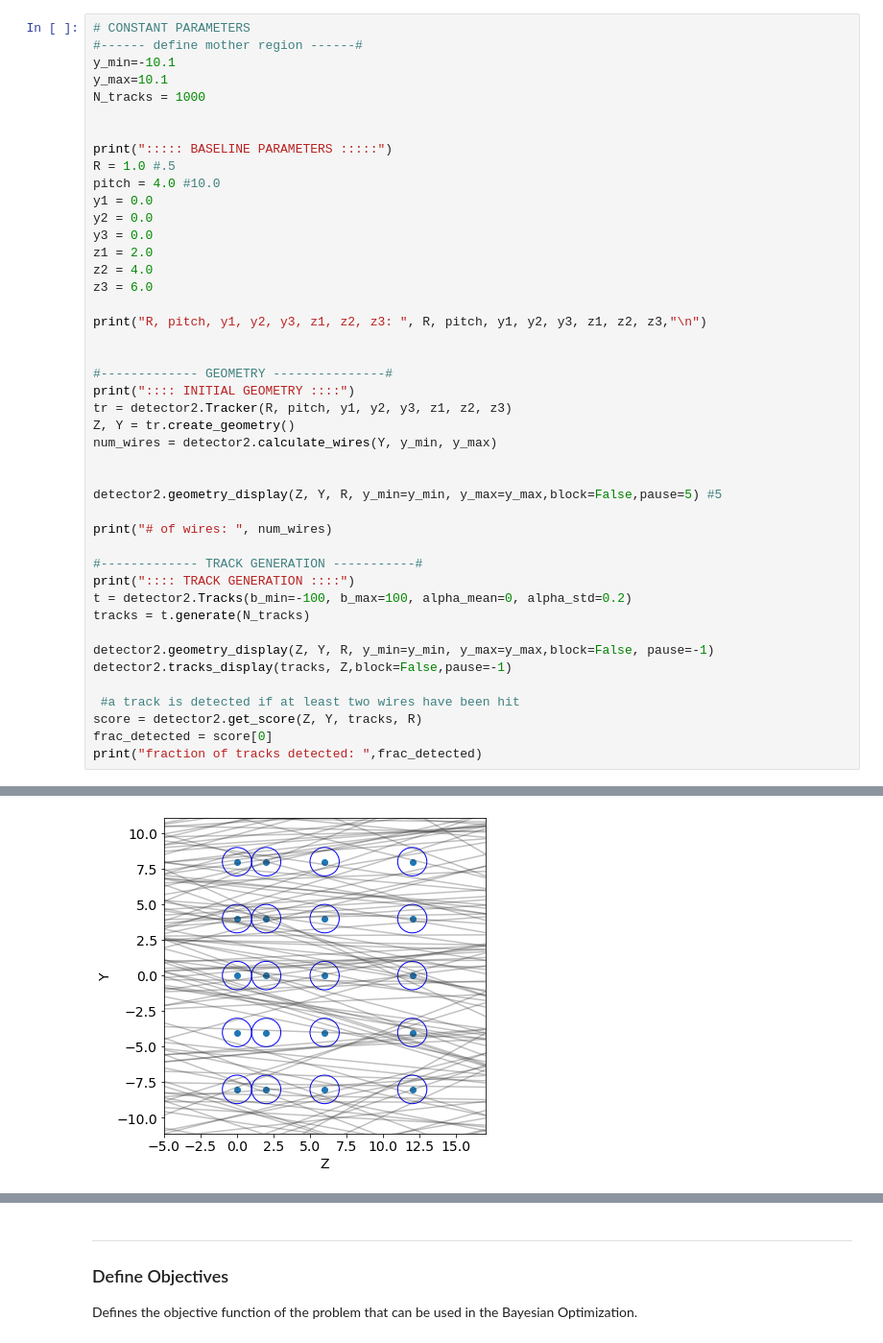
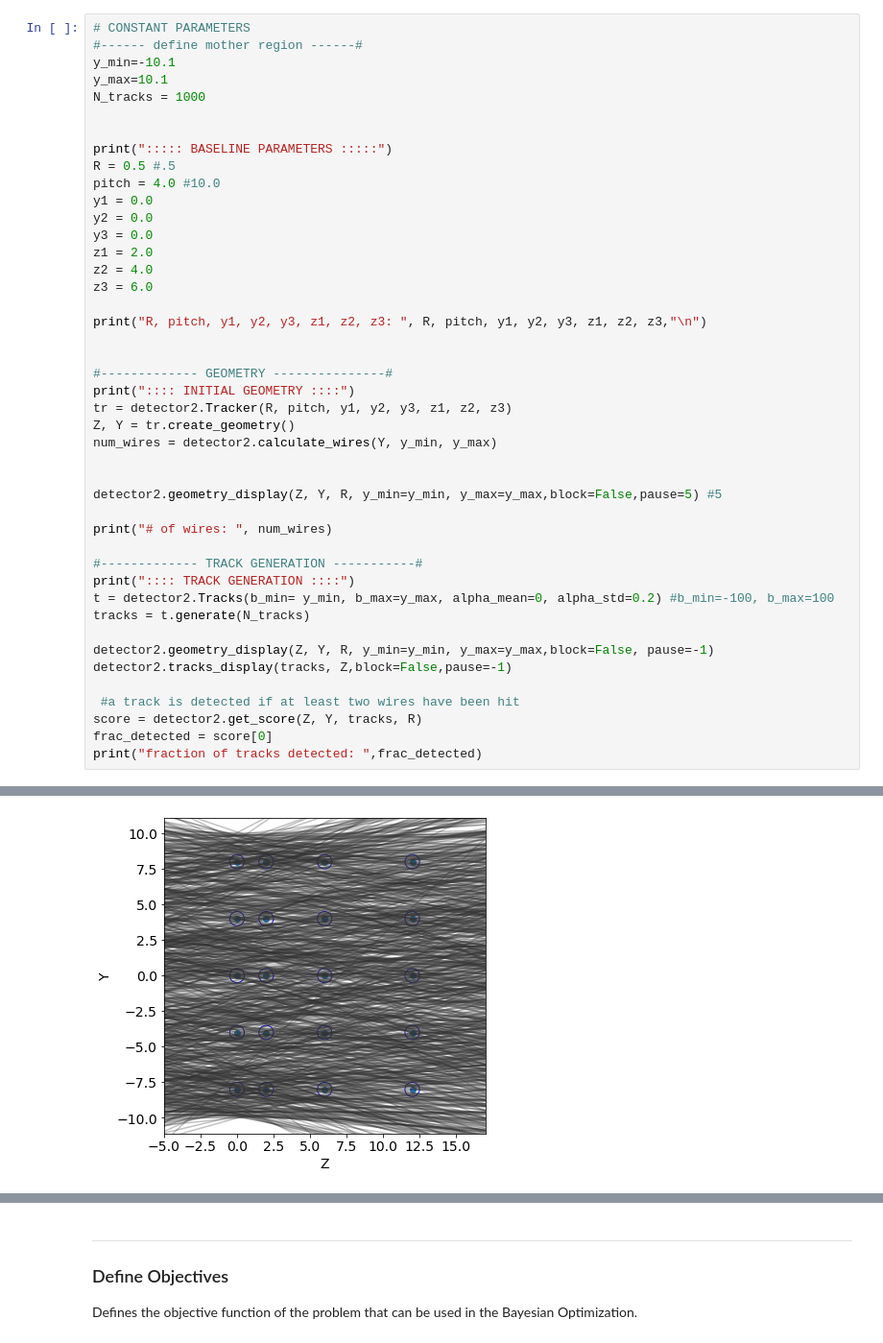
Before and after one commit to cfteach/AI4NP_detector_opt, a Jupyter notebook: sol1/driver_bo.ipynb, the cells around one changed output, grey strips where cells are left out. Shown at 96% size. Cells and saved outputs as stored; diff of their text form.

```diff
--- a/sol1/driver_bo.ipynb
+++ b/sol1/driver_bo.ipynb
@@ -63,7 +51,7 @@ N_tracks = 1000
 
 
 print("::::: BASELINE PARAMETERS :::::")
-R = 1.0 #.5
+R = 0.5 #.5
 pitch = 4.0 #10.0
 y1 = 0.0
 y2 = 0.0
@@ -88,7 +76,7 @@ print("# of wires: ", num_wires)
 
 #------------- TRACK GENERATION -----------#
 print(":::: TRACK GENERATION ::::")
-t = detector2.Tracks(b_min=-100, b_max=100, alpha_mean=0, alpha_std=0.2)
+t = detector2.Tracks(b_min= y_min, b_max=y_max, alpha_mean=0, alpha_std=0.2) #b_min=-100, b_max=100
 tracks = t.generate(N_tracks)
 
 detector2.geometry_display(Z, Y, R, y_min=y_min, y_max=y_max,block=False, pause=-1)
@@ -109 +97 @@ R, pitch, y1, y2, y3, z1, z2, z3:  1.0 4.0 0.0 0.0 0.0 2.0 4.0 6.0
-[figure, old version]
+[figure, new version]
```
Also changed, not shown: parts of 22 cells of this notebook.
